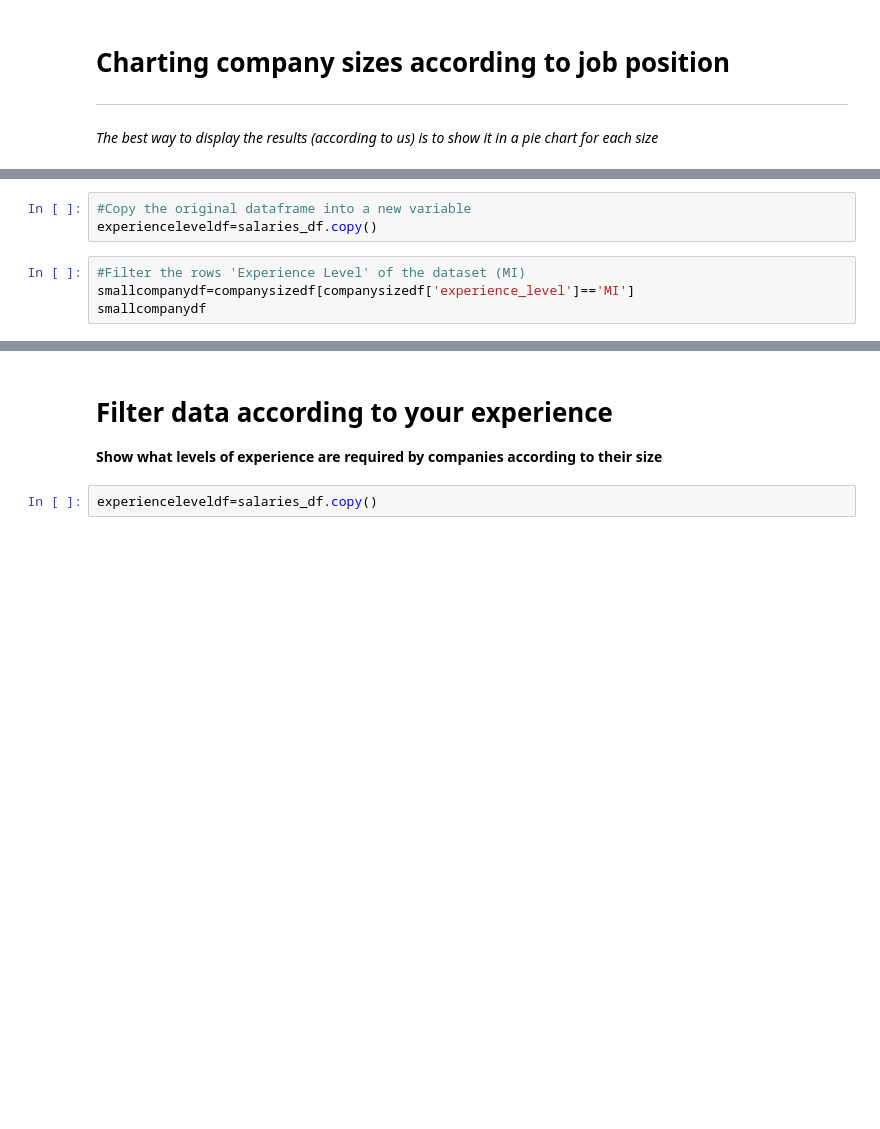
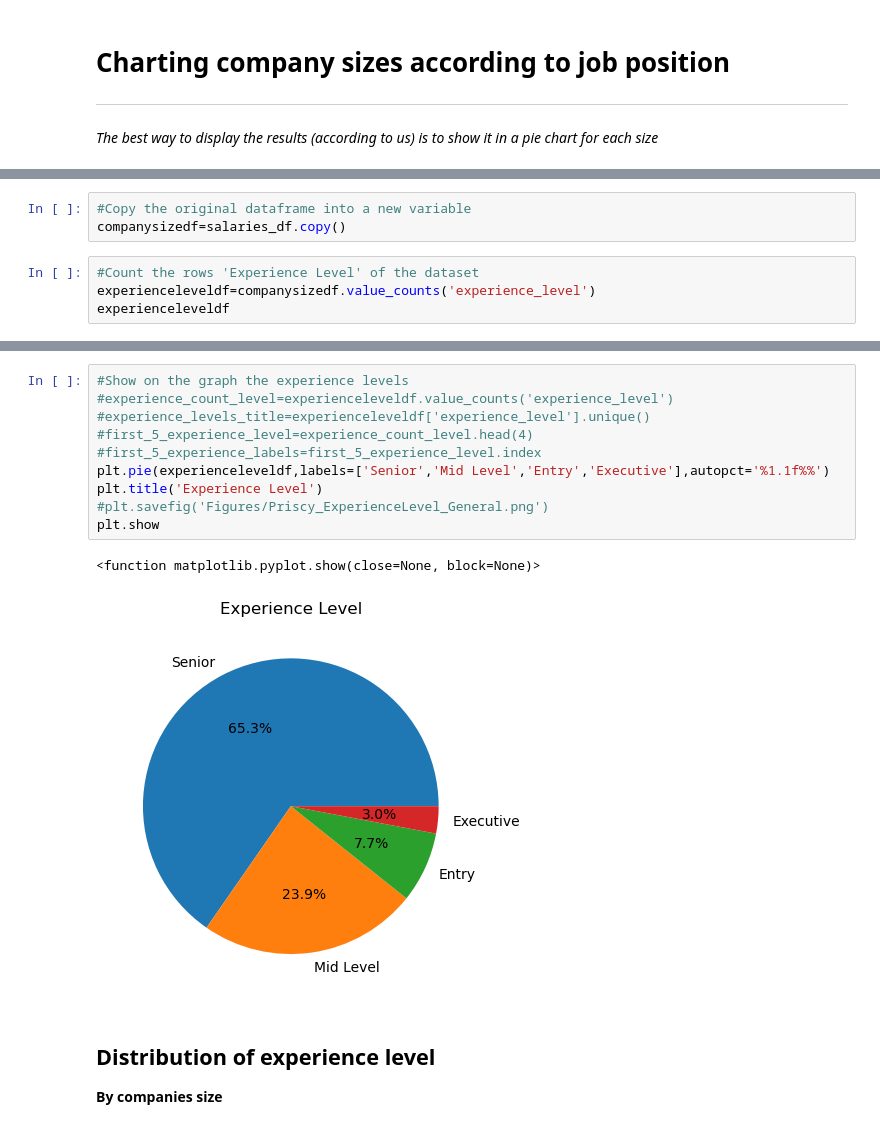
Before and after one commit to Starkilled1/Data-Salaries-2023-2024-analysis, a Jupyter notebook: Priscy.ipynb, the cells around one changed output, grey strips where cells are left out. Cells and saved outputs as stored; diff of their text form; blank space fills up the shorter version.

```diff
--- a/Priscy.ipynb
+++ b/Priscy.ipynb
@@ -174,8 +180,8 @@ plt.show
 # %%
 #Copy the original dataframe into a new variable
-experienceleveldf=salaries_df.copy()
+companysizedf=salaries_df.copy()
 # %%
-#Filter the rows 'Experience Level' of the dataset (MI)
-smallcompanydf=companysizedf[companysizedf['experience_level']=='MI']
-smallcompanydf
+#Count the rows 'Experience Level' of the dataset
+experienceleveldf=companysizedf.value_counts('experience_level')
+experienceleveldf
 # %% [output]
@@ -195,5 +194,16 @@ smallcompanydf
-# %% [markdown]
-# Filter data according to your experience
-**Show what levels of experience are required by companies according to their size**
-# %%
-experienceleveldf=salaries_df.copy()
+# %%
+#Show on the graph the experience levels
+#experience_count_level=experienceleveldf.value_counts('experience_level')
+#experience_levels_title=experienceleveldf['experience_level'].unique()
+#first_5_experience_level=experience_count_level.head(4)
+#first_5_experience_labels=first_5_experience_level.index
+plt.pie(experienceleveldf,labels=['Senior','Mid Level','Entry','Executive'],autopct='%1.1f%%')
+plt.title('Experience Level')
+#plt.savefig('Figures/Priscy_ExperienceLevel_General.png')
+plt.show
+# %% [output]
+<function matplotlib.pyplot.show(close=None, block=None)>
+[figure, added]
+# %% [markdown]
+## Distribution of experience level
+**By companies size**
```
Also changed, not shown: parts of 16 cells of this notebook.
